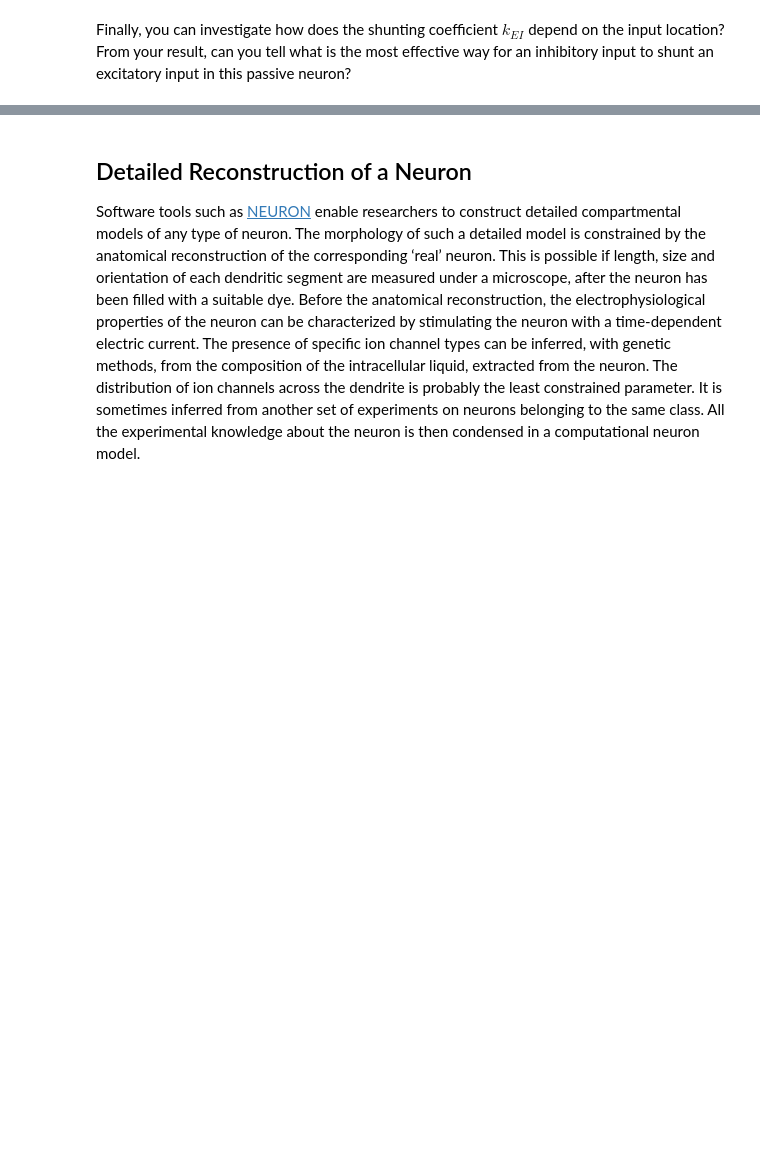
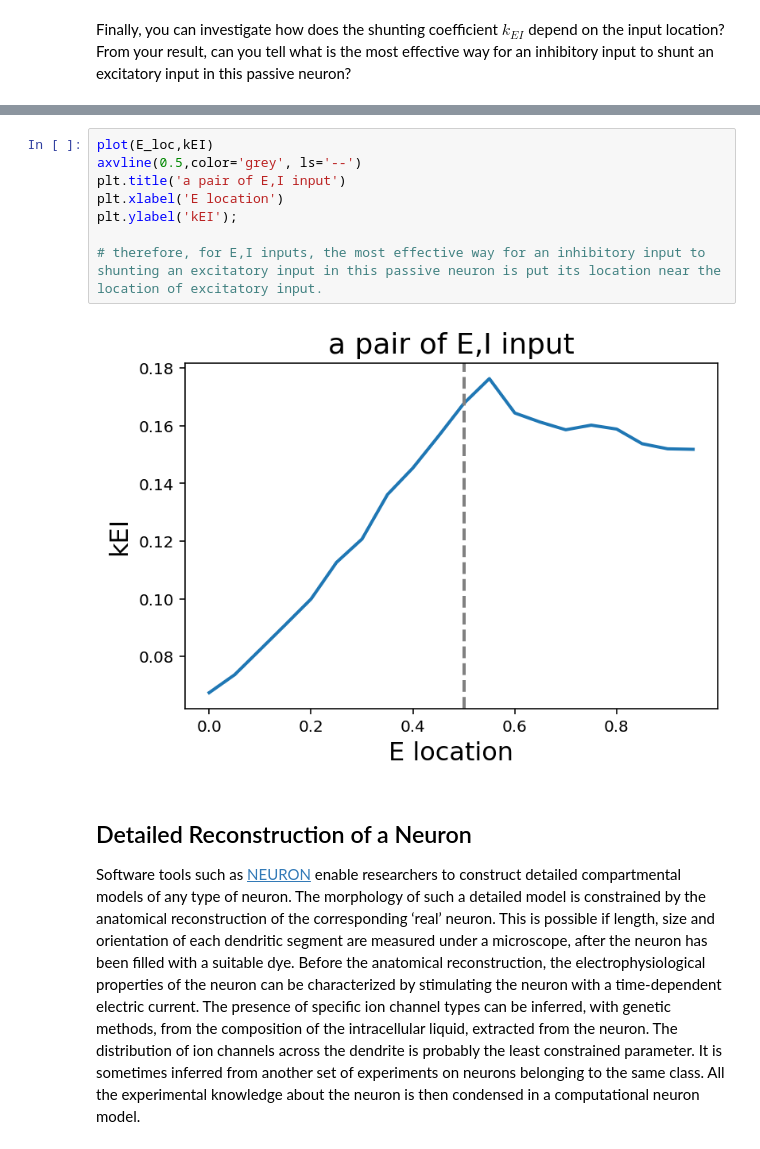
Before and after one commit to NeoNeuron/SJTU-11th-CNS-Winter-School, a Jupyter notebook: tutorial2/ans/Tutorial2_Neuronal_Dynamics_Part2-ans.ipynb, the cells around one changed output, grey strips where cells are left out. Drawn from its saved outputs; the diff is of its cells as text; blank space fills up the shorter version.

```diff
--- a/tutorial2/ans/Tutorial2_Neuronal_Dynamics_Part2-ans.ipynb
+++ b/tutorial2/ans/Tutorial2_Neuronal_Dynamics_Part2-ans.ipynb
@@ -617,3 +868,13 @@ Finally, you can investigate how does the shunting coefficient $k_{EI}$ depend o
+# %%
+plot(E_loc,kEI)
+axvline(0.5,color='grey', ls='--')
+plt.title('a pair of E,I input')
+plt.xlabel('E location')
+plt.ylabel('kEI');
+
+# therefore, for E,I inputs, the most effective way for an inhibitory input to shunting an excitatory input in this passive neuron is put its location near the location of excitatory input.
+# %% [output]
+[figure, added]
 # %% [markdown]
 ## Detailed Reconstruction of a Neuron
 
```
Also changed, not shown: parts of 19 cells of this notebook, 3 other files.
